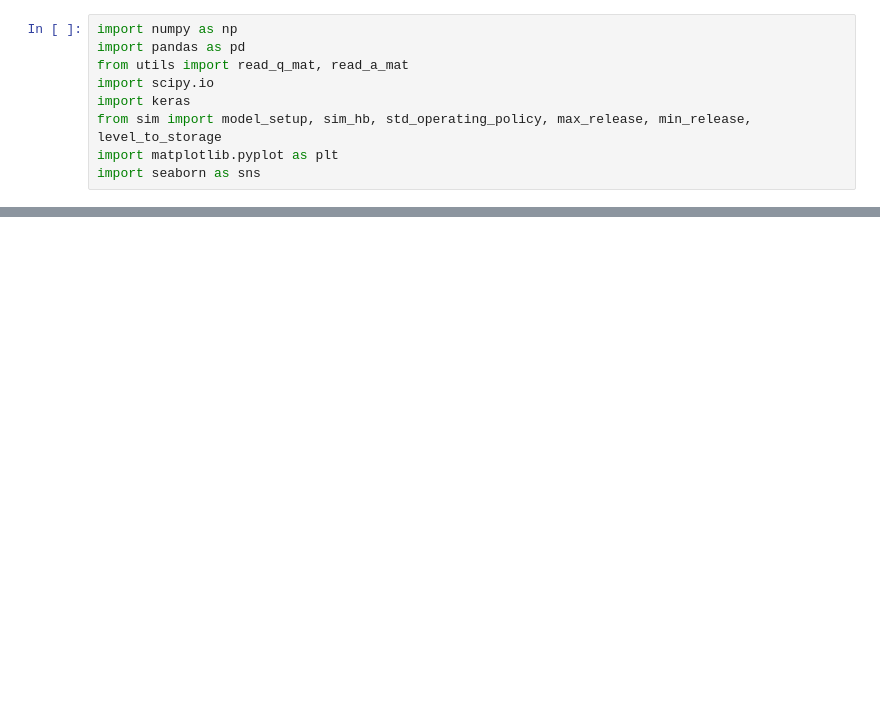
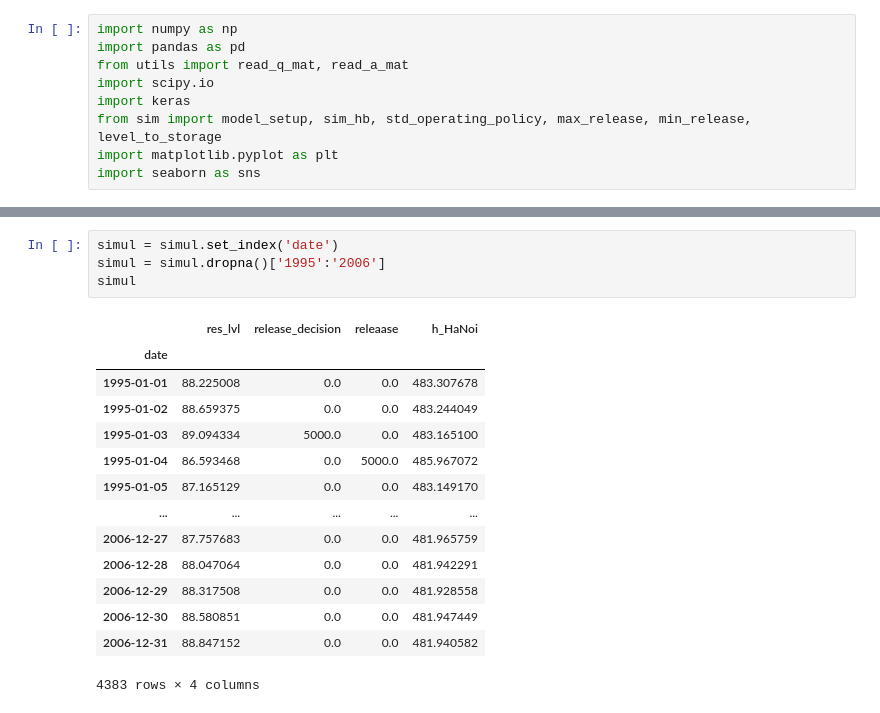
Before and after one commit to CooperBigFoot/optimal-wat-allocation, a Jupyter notebook: code/eda.ipynb, the cells around one changed output, grey strips where cells are left out. Drawn from its saved outputs; the diff is of its cells as text; blank space fills up the shorter version.

```diff
--- a/code/eda.ipynb
+++ b/code/eda.ipynb
@@ -34,0 +46,19 @@ h, u, r, ht_HN = sim_hb(
+# %%
+simul = simul.set_index('date')
+simul = simul.dropna()['1995':'2006']
+simul
+# %% [output]
+|  | res_lvl | release_decision | releaase | h_HaNoi |
+| date |  |  |  |  |
+| 1995-01-01 | 88.225008 | 0.0 | 0.0 | 483.307678 |
+| 1995-01-02 | 88.659375 | 0.0 | 0.0 | 483.244049 |
+| 1995-01-03 | 89.094334 | 5000.0 | 0.0 | 483.165100 |
+| 1995-01-04 | 86.593468 | 0.0 | 5000.0 | 485.967072 |
+| 1995-01-05 | 87.165129 | 0.0 | 0.0 | 483.149170 |
+| ... | ... | ... | ... | ... |
+| 2006-12-27 | 87.757683 | 0.0 | 0.0 | 481.965759 |
+| 2006-12-28 | 88.047064 | 0.0 | 0.0 | 481.942291 |
+| 2006-12-29 | 88.317508 | 0.0 | 0.0 | 481.928558 |
+| 2006-12-30 | 88.580851 | 0.0 | 0.0 | 481.947449 |
+| 2006-12-31 | 88.847152 | 0.0 | 0.0 | 481.940582 |
+4383 rows × 4 columns
```
Also changed, not shown: parts of 7 cells of this notebook, 1 other file.
